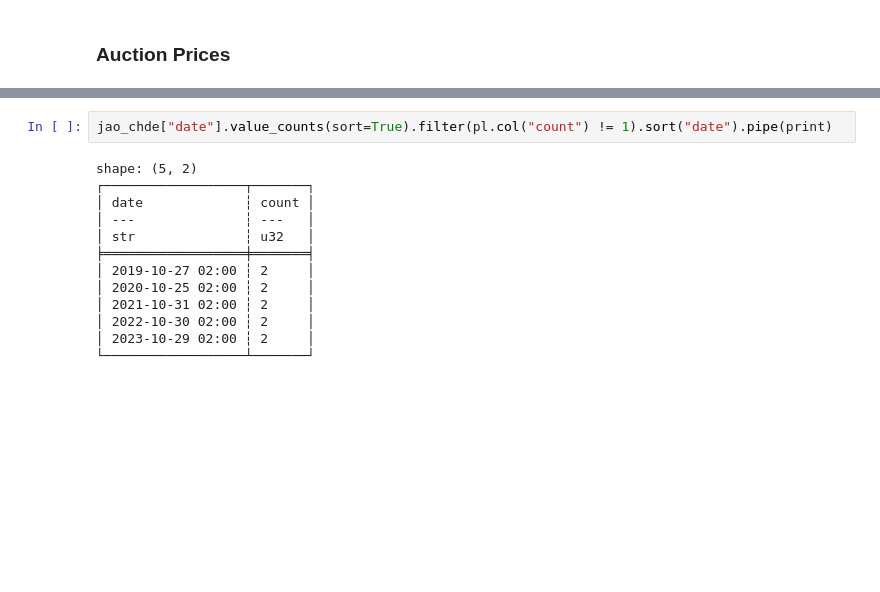
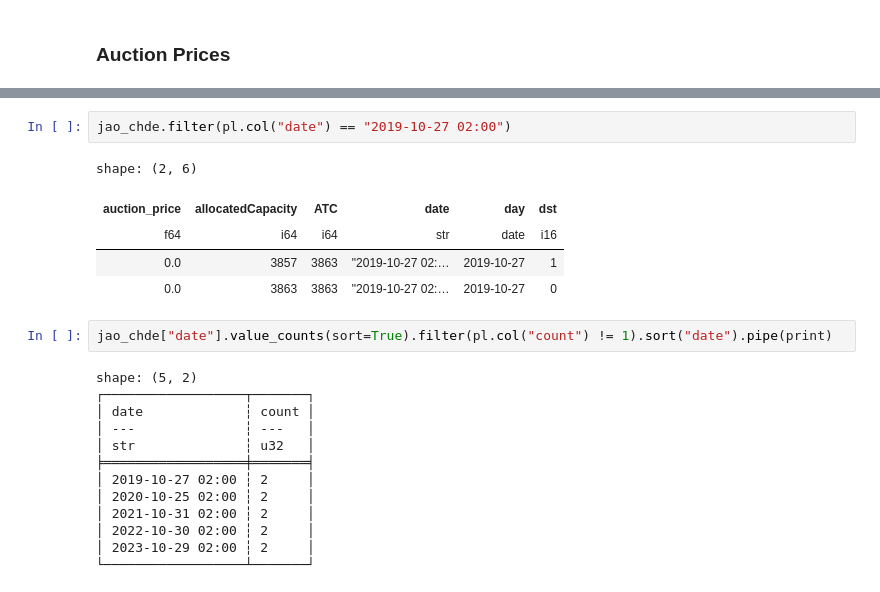
Before and after one commit to MathiasSteilen/RWE-ETH-Power-Trading, a Jupyter notebook: 00_Data Retrieval and Cleaning/1_Joining.ipynb, the cells around one changed output, grey strips where cells are left out. Saved outputs shown, nothing was run; the diff lists cells and outputs as text; blank space fills up the shorter version.

```diff
--- a/00_Data Retrieval and Cleaning/1_Joining.ipynb
+++ b/00_Data Retrieval and Cleaning/1_Joining.ipynb
@@ -105,3 +107,11 @@ shape: (44_582, 6)
+# %%
+jao_chde.filter(pl.col("date") == "2019-10-27 02:00")
+# %% [output]
+shape: (2, 6)
+| auction_price | allocatedCapacity | ATC | date | day | dst |
+| f64 | i64 | i64 | str | date | i16 |
+| 0.0 | 3857 | 3863 | "2019-10-27 02:… | 2019-10-27 | 1 |
+| 0.0 | 3863 | 3863 | "2019-10-27 02:… | 2019-10-27 | 0 |
 # %%
 jao_chde["date"].value_counts(sort=True).filter(pl.col("count") != 1).sort("date").pipe(print)
 # %% [output]
```
Also changed, not shown: parts of 5 cells of this notebook, 15 other files.
